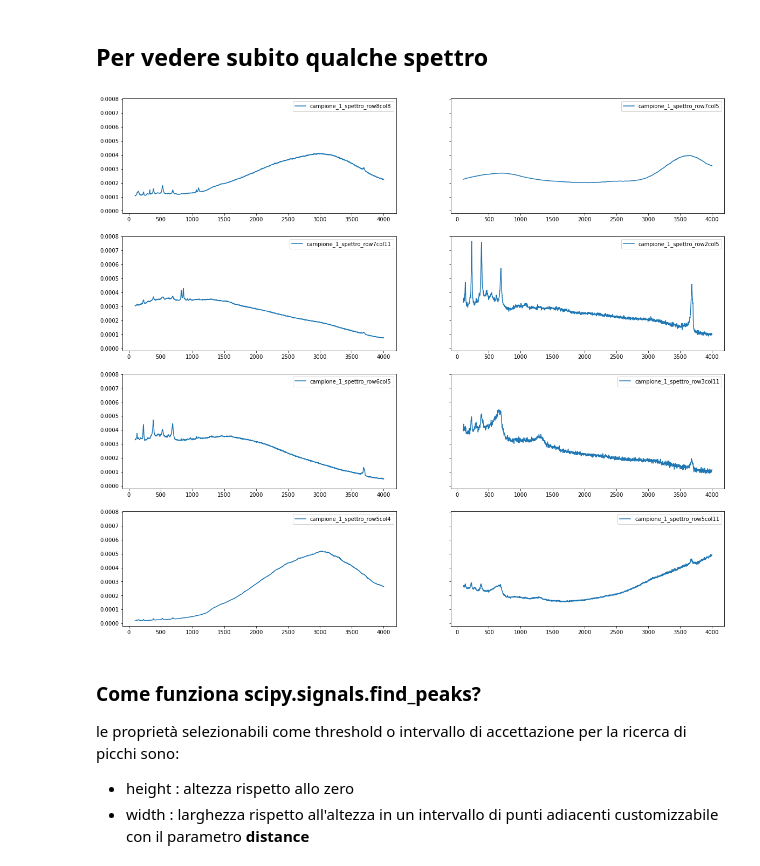
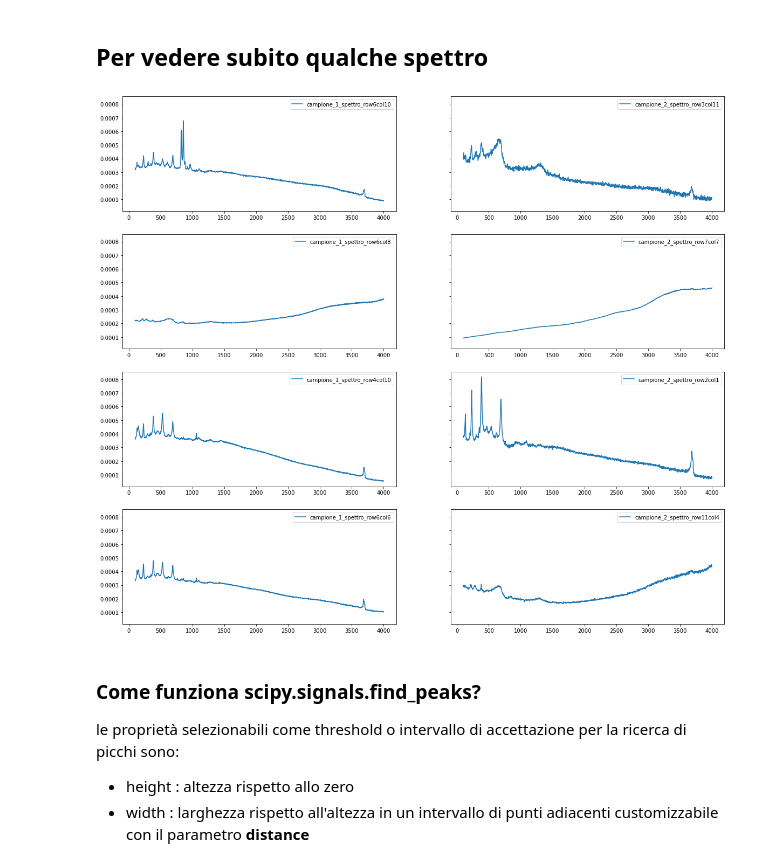
Before and after one commit to wesleyunitn/pythonProject, a Jupyter notebook: notebook/eda1.ipynb, the cells around one changed output. Drawn from its saved outputs; the diff is of its cells as text; code cells hidden in the pictures.

```diff
--- a/notebook/eda1.ipynb
+++ b/notebook/eda1.ipynb
@@ -26,6 +26,8 @@ pass
 
 
 def plot_peaks(peak_obj:classes.Spettri,nspettri = 3):
+    ''' accetta un oggetto Spettri()) su cui è stata eseguita la ricerca dei picchi plotta un numero variabile
+    di spettri scelti casualmente dal campione con relativi picchi gia memorizzati in Spettri.picchi'''
     ind = [f'row{n}col{m}' for n in range(1,12) for m in range(1,12)]
      #dfpicchi ={ key : peak_obj.picchi[x] for x,key in enumerate(ind)}
     fig,axes = plt.subplots(nspettri,1,figsize=(12,10))
@@ -34,13 +36,32 @@ def plot_peaks(peak_obj:classes.Spettri,nspettri = 3):
     for n,keypeak in enumerate(chosens):
         axes[n].plot(peak_obj.data['K'],peak_obj.data[keypeak])
         axes[n].scatter(peak_obj.picchi[keypeak].K, peak_obj.picchi[keypeak]['peak_heights'],color = 'red')
+
+def plot_spettri(peak_obj1 : classes.Spettri, peak_obj2: classes.Spettri == None, nspettri = 4):
+    if peak_obj2 is not None:
+        n = 2
+    else:
+        n = 1
+    fig,axes = plt.subplots(nspettri,n,figsize=(20,18),sharey=True)
+    chosen1 = choice(peak_obj1.data.drop('K',axis=1).columns,nspettri)
+    for n in range(nspettri):
+        axes[n,0].plot(picchi1.data['K'],picchi1.data[chosen1[n]], label = f'campione_1_spettro_{chosen1[n]}')
+        axes[n,0].legend()
+
+    if peak_obj2 is not None:
+        chosen2 = choice(peak_obj2.data.drop('K',axis=1).columns,nspettri)
+        for n in range(nspettri):
+            axes[n,1].plot(picchi2.data['K'],picchi2.data[chosen2[n]], label = f'campione_2_spettro_{chosen2[n]}')
+            axes[n,1].legend()
 # %% [markdown]
 importo la classe (*Spettri*) dedicata a contenere dati e picchi dei campioni.
 Moduli (*.peakfinder* e *.seriepeak*) dedicati al trovare picchi in base a delle proprietà immagazzinate negli attributi dell'istanza
 # %%
-picchi1 = classes.Spettri(data1,npicchi=None,prop={'height':(None,None),'prominence':1.5*10**-6})
+picchi1 = classes.Spettri(data1)
 
-picchi2 = classes.Spettri(data2,npicchi=None,prop={'height':(None,None),'prominence':1.5*10**-6})
+picchi2 = classes.Spettri(data2)
+
+# il modo più minimale di istanziare la classe, lasciando tutti gli attributi-parametri come di default
 # %% [markdown]
 
 ### Chiamando il metodo peakfinder()
@@ -85,18 +106,21 @@ picchi1.picchi['row2col4'].head() # stesso spettro di prima con più proprietà
 
 ## Per vedere subito qualche spettro
 # %%
-# funziione?
+# versione on the go
+'''
 fig,axes = plt.subplots(4,2,figsize=(20,18),sharey=True)
 chosen1 = choice(picchi1.data.drop('K',axis=1).columns,4)
 chosen2 = choice(picchi2.data.drop('K',axis=1).columns,4)
 for n in range(4):
     axes[n,0].plot(picchi1.data['K'],picchi1.data[chosen1[n]], label = f'campione_1_spettro_{chosen1[n]}')
     axes[n,0].legend()
 for n in range(4):
     axes[n,1].plot(picchi2.data['K'],picchi2.data[chosen2[n]], label = f'campione_1_spettro_{chosen2[n]}')
     axes[n,1].legend()
+'''
+plot_spettri(picchi1,picchi2)
 # %% [output]
-[figure, old version]
+[figure, new version]
 # %% [markdown]
 ### Come funziona scipy.signals.find_peaks?
 le proprietà selezionabili come threshold o intervallo di accettazione per la ricerca di picchi sono:
```
Also changed, not shown: parts of 13 cells of this notebook, 6 other files.
